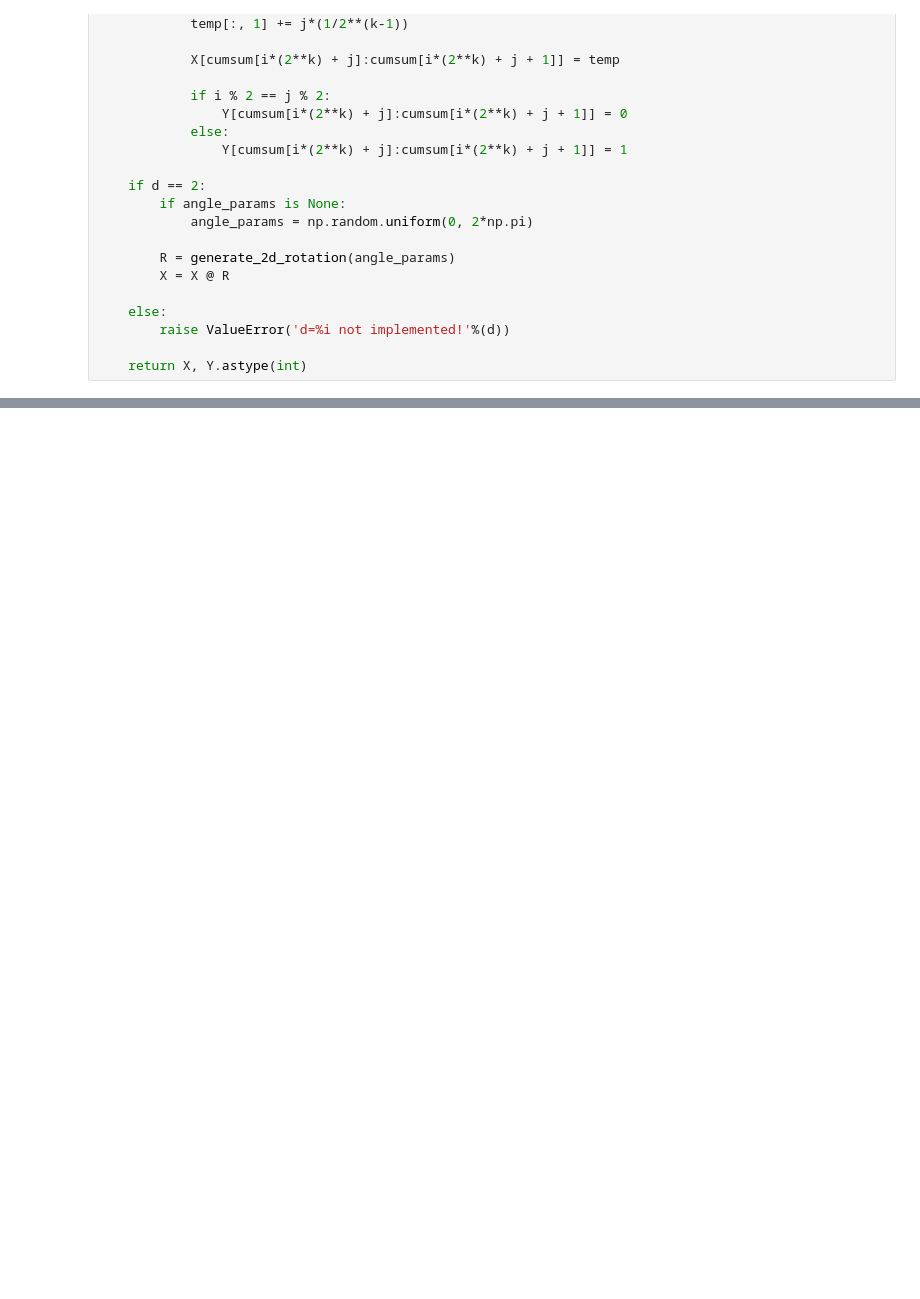
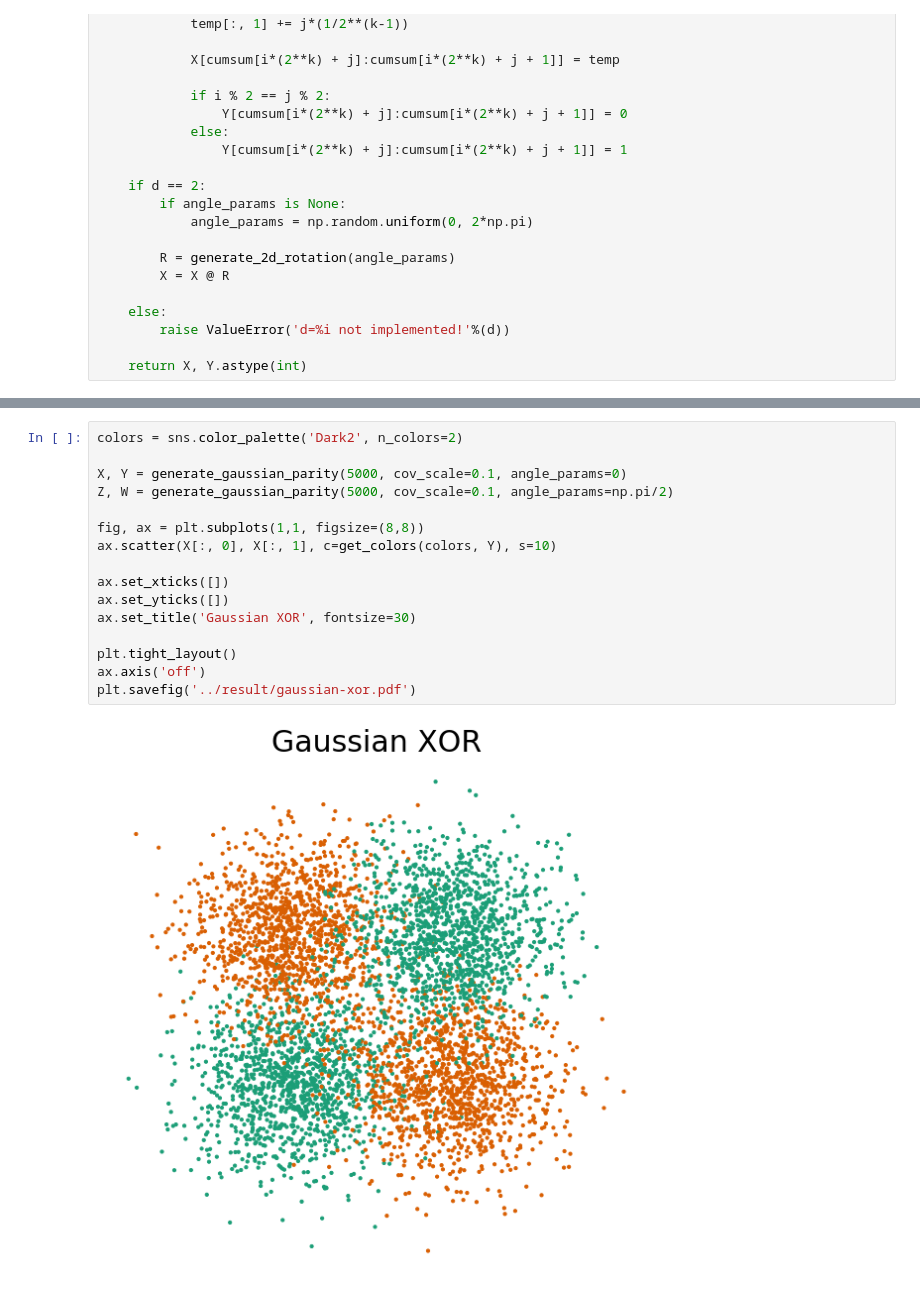
Before and after one commit to neurodata/lifelong_learner, a Jupyter notebook: lifelong_learner/notebooks/xor_nxor_exp.ipynb, the cells around one changed output, grey strips where cells are left out. Saved outputs shown, nothing was run; the diff lists cells and outputs as text; blank space fills up the shorter version.

```diff
--- a/lifelong_learner/notebooks/xor_nxor_exp.ipynb
+++ b/lifelong_learner/notebooks/xor_nxor_exp.ipynb
@@ -595,0 +727,18 @@ plt.savefig('../result/fig2_3.png',dpi=500)
+# %%
+colors = sns.color_palette('Dark2', n_colors=2)
+
+X, Y = generate_gaussian_parity(5000, cov_scale=0.1, angle_params=0)
+Z, W = generate_gaussian_parity(5000, cov_scale=0.1, angle_params=np.pi/2)
+
+fig, ax = plt.subplots(1,1, figsize=(8,8))
+ax.scatter(X[:, 0], X[:, 1], c=get_colors(colors, Y), s=10)
+
+ax.set_xticks([])
+ax.set_yticks([])
+ax.set_title('Gaussian XOR', fontsize=30)
+
+plt.tight_layout()
+ax.axis('off')
+plt.savefig('../result/gaussian-xor.pdf')
+# %% [output]
+[figure, added]
```
Also changed, not shown: parts of 11 cells of this notebook, 17 other files.
